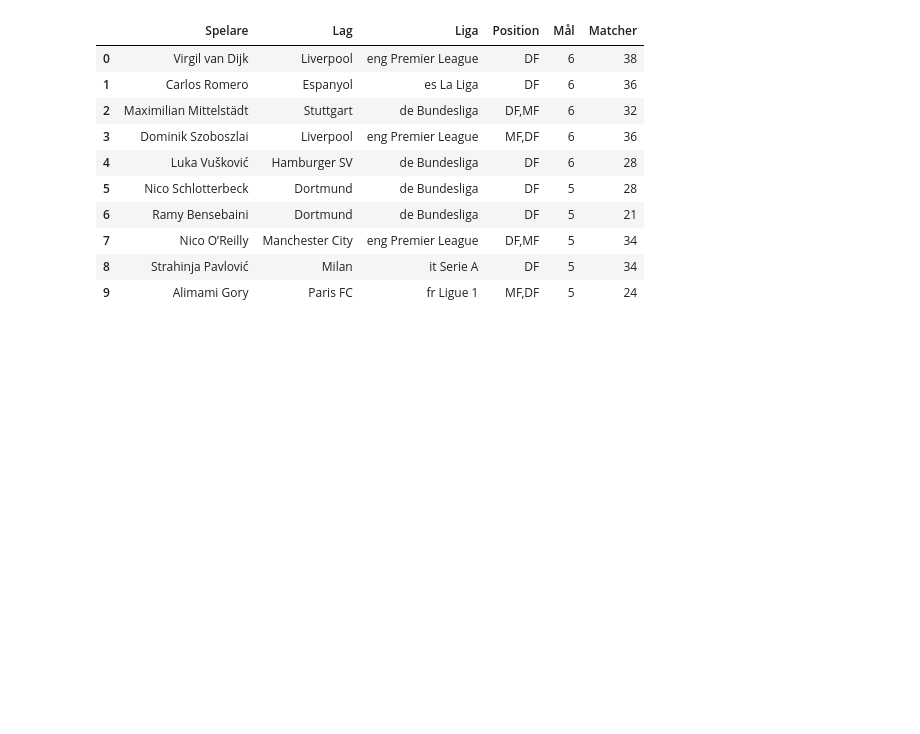
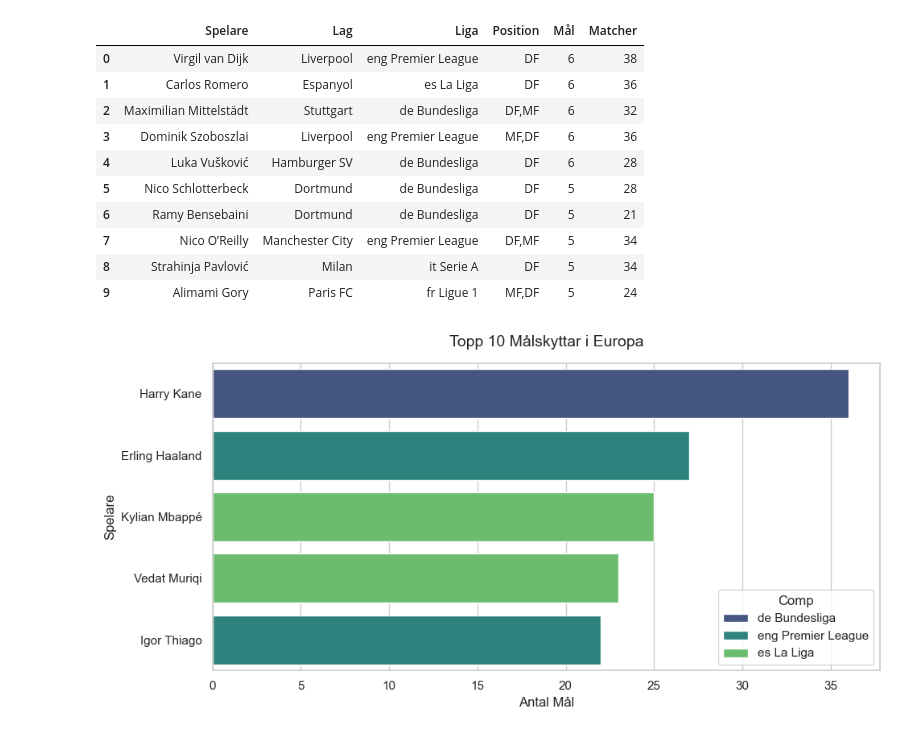
Before and after one commit to Patrickaramz/Fotbollsstatistik_DE_Projekt, a Jupyter notebook: Fotbollsstatistik_DE_Projekt/EDA_notebook_fotboll/fotboll_eda.ipynb, the cells around one changed output. Drawn from its saved outputs; the diff is of its cells as text; code cells hidden in the pictures; blank space fills up the shorter version.

Commit message:
Visualiserat datan i form av olika diagram med olika typer av statistik

```diff
--- a/Fotbollsstatistik_DE_Projekt/EDA_notebook_fotboll/fotboll_eda.ipynb
+++ b/Fotbollsstatistik_DE_Projekt/EDA_notebook_fotboll/fotboll_eda.ipynb
@@ -286,0 +294,14 @@ scoring_defenders_df
+# %%
+# Stapeldiagramm för bästa målskyttar i Europa
+plt.figure(figsize=(10, 5))
+sns.barplot(x="Gls", y="Player", data=top_scorers_df, hue="Comp", palette="viridis")
+
+
+plt.title("Topp 10 Målskyttar i Europa", fontsize=14, pad=15)
+plt.xlabel("Antal Mål")
+plt.ylabel("Spelare")
+
+plt.tight_layout()
+plt.show()
+# %% [output]
+[figure, added]
```
Also changed, not shown: parts of 6 cells of this notebook, 1 other file.
